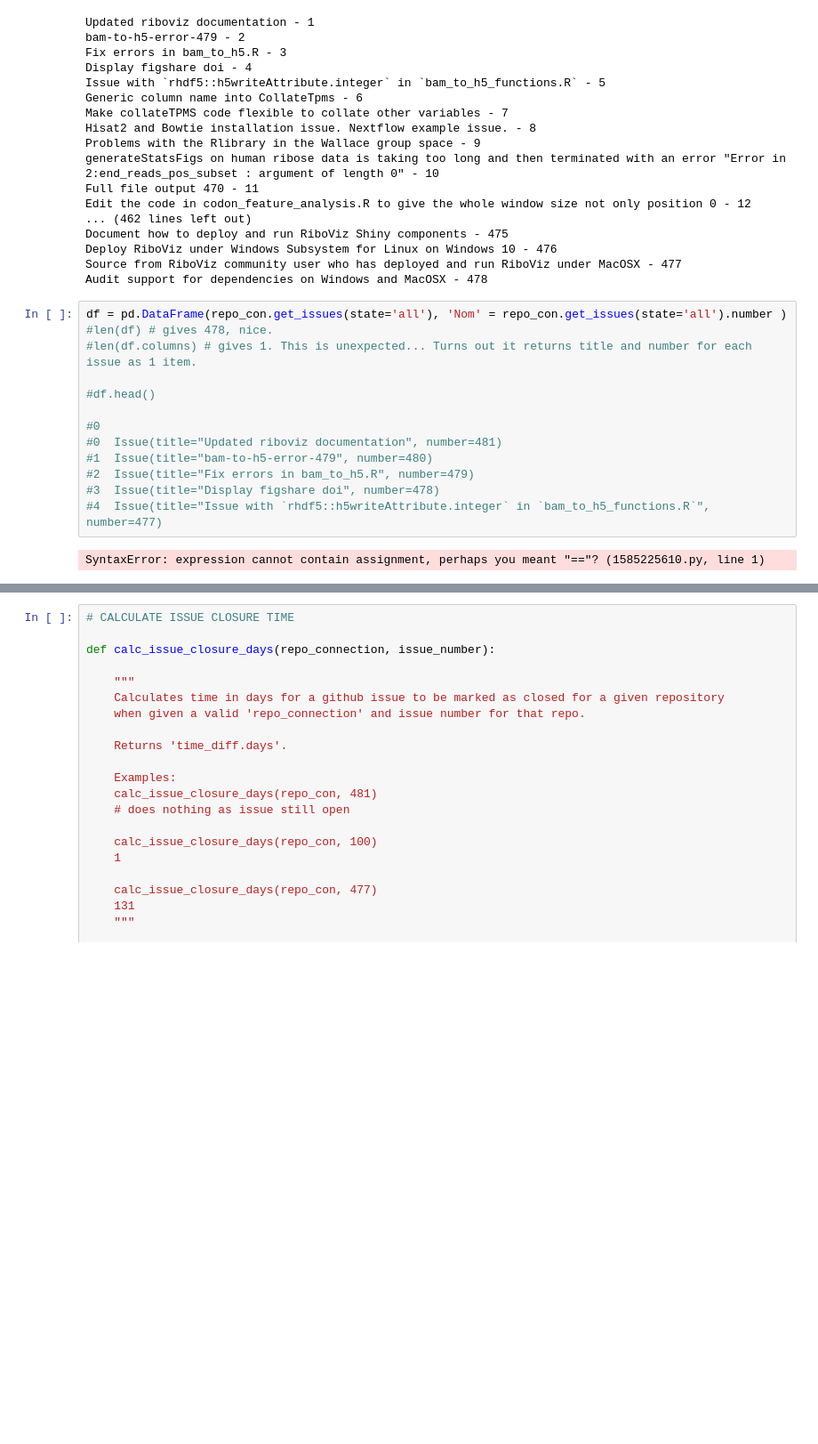
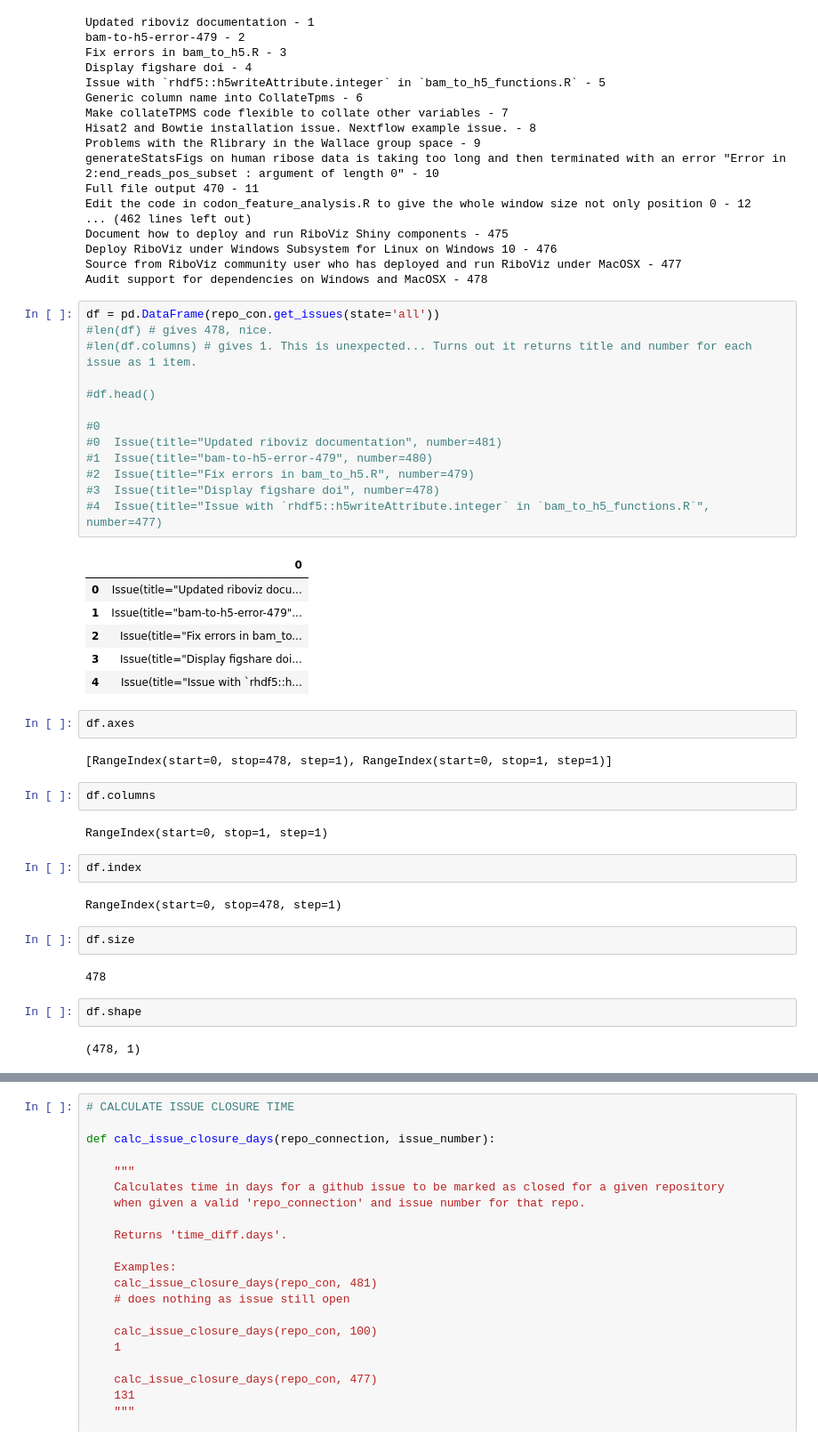
Before and after one commit to FlicAnderson/RSE-personas, a Jupyter notebook: code/github/notebooks/github.ipynb, the cells around one changed output, grey strips where cells are left out. Shown at 89% size. Cells and saved outputs as stored; diff of their text form; blank space fills up the shorter version.

```diff
--- a/code/github/notebooks/github.ipynb
+++ b/code/github/notebooks/github.ipynb
@@ -319,17 +317,42 @@ Deploy RiboViz under Windows Subsystem for Linux on Windows 10 - 476
 Source from RiboViz community user who has deployed and run RiboViz under MacOSX - 477
 Audit support for dependencies on Windows and MacOSX - 478
 # %%
-df = pd.DataFrame(repo_con.get_issues(state='all'), 'Nom' = repo_con.get_issues(state='all').number )
+df = pd.DataFrame(repo_con.get_issues(state='all'))
 #len(df) # gives 478, nice.
 #len(df.columns) # gives 1. This is unexpected... Turns out it returns title and number for each issue as 1 item.
 
 #df.head()
 
 #0
 #0	Issue(title="Updated riboviz documentation", number=481)
 #1	Issue(title="bam-to-h5-error-479", number=480)
 #2	Issue(title="Fix errors in bam_to_h5.R", number=479)
 #3	Issue(title="Display figshare doi", number=478)
 #4	Issue(title="Issue with `rhdf5::h5writeAttribute.integer` in `bam_to_h5_functions.R`", number=477)
 # %% [output]
-SyntaxError: expression cannot contain assignment, perhaps you meant "=="? (1585225610.py, line 1)
+|  | 0 |
+| 0 | Issue(title="Updated riboviz docu... |
+| 1 | Issue(title="bam-to-h5-error-479"... |
+| 2 | Issue(title="Fix errors in bam_to... |
+| 3 | Issue(title="Display figshare doi... |
+| 4 | Issue(title="Issue with `rhdf5::h... |
+# %%
+df.axes
+# %% [output]
+[RangeIndex(start=0, stop=478, step=1), RangeIndex(start=0, stop=1, step=1)]
+# %%
+df.columns
+# %% [output]
+RangeIndex(start=0, stop=1, step=1)
+# %%
+df.index
+# %% [output]
+RangeIndex(start=0, stop=478, step=1)
+# %%
+df.size
+# %% [output]
+478
+# %%
+df.shape
+# %% [output]
+(478, 1)
```
Also changed, not shown: parts of 19 cells of this notebook.
